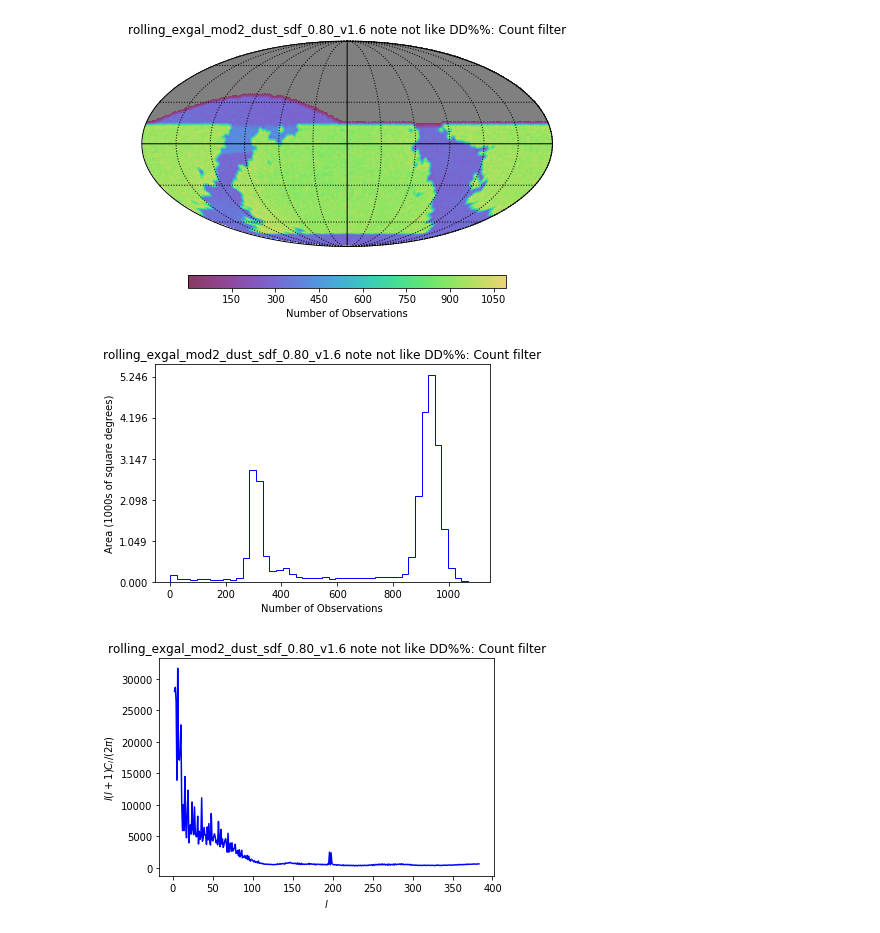
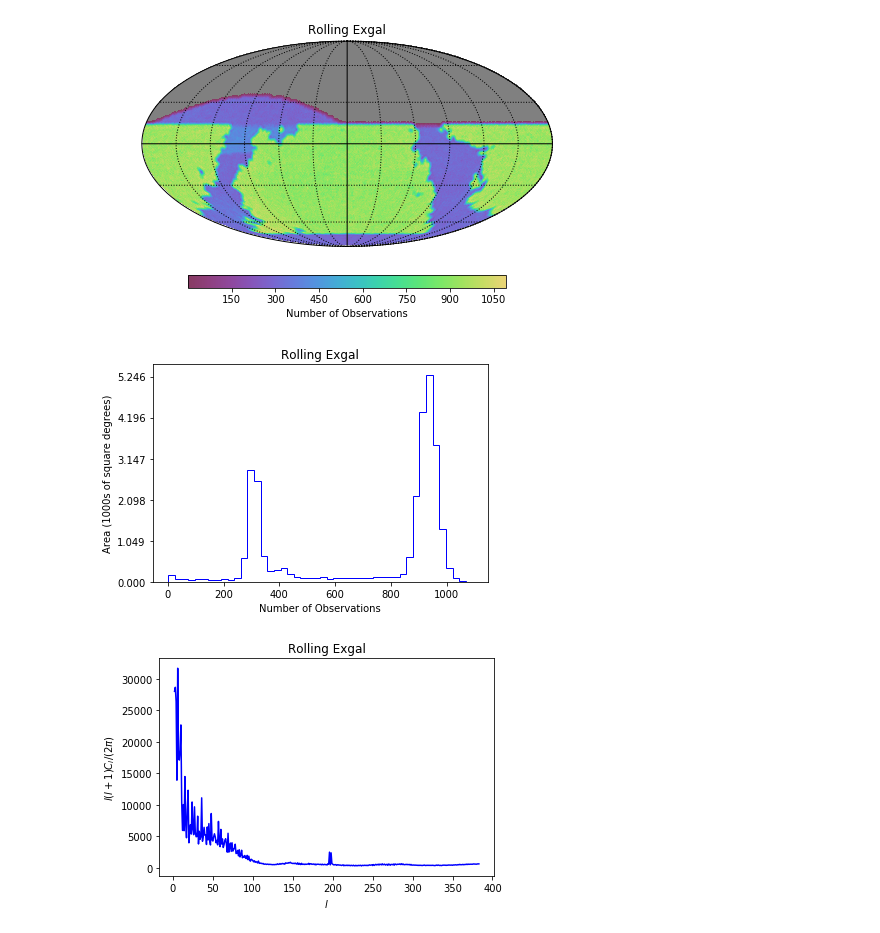
Before and after one commit to lsst-pst/pstn-051, a Jupyter notebook: plots/Rolling_plot.ipynb, the cells around one changed output. Cells and saved outputs as stored; diff of their text form; code cells hidden in the pictures.

```diff
--- a/plots/Rolling_plot.ipynb
+++ b/plots/Rolling_plot.ipynb
@@ -23,14 +23,14 @@ cons.append(db.OpsimDatabase(dbFile))
 runnames = ['rolling_exgal_mod2_dust_sdf_0.80_v1.6',
            'baseline_nexp1_v1.6']
 # %%
-
-for conn, runName in zip(cons, runnames):
+titles = ['Rolling Exgal', 'Baseline']
+for conn, runName, title in zip(cons, runnames, titles):
     bundleList = []
     sql = 'note not like "DD%%"'
     metric = metrics.CountMetric('filter')
     slicer = slicers.HealpixSlicer()
     summaryStats = []
-    plotDict = {'xlabel': 'Number of Observations'}
+    plotDict = {'xlabel': 'Number of Observations', 'title':title}
     bundleList.append(metricBundles.MetricBundle(metric,slicer,sql,
                                                  plotDict=plotDict,
                                                  summaryMetrics=summaryStats,
@@ -45,18 +45,18 @@ Querying database SummaryAllProps with constraint note not like "DD%%" for colum
 Found 2123326 visits
 Running:  ['rolling_exgal_mod2_dust_sdf_0_80_v1_6_Count_filter_note_not_like_DD_HEAL']
 Completed metric generation.
 Running reduce methods.
 Running summary statistics.
 Completed.
 Plotting figures with "note not like "DD%%"" constraint now.
 monopole: 683.114  dipole: lon: 0.02935, lat: -72.6555, amp: 138.402
 Plotting complete.
 Healpix slicer using NSIDE=128, approximate resolution 27.483891 arcminutes
 ... (6 lines left out)
 Completed.
 Plotting figures with "note not like "DD%%"" constraint now.
 monopole: 673.371  dipole: lon: 120.356, lat: -85.8575, amp: 219.291
 Plotting complete.
-[figure, old version]
+[figure, new version]
-[figure, old version]
+[figure, new version]
-[figure, old version]
+[figure, new version]
```
Also changed, not shown: parts of 2 cells of this notebook, 35 other files.
